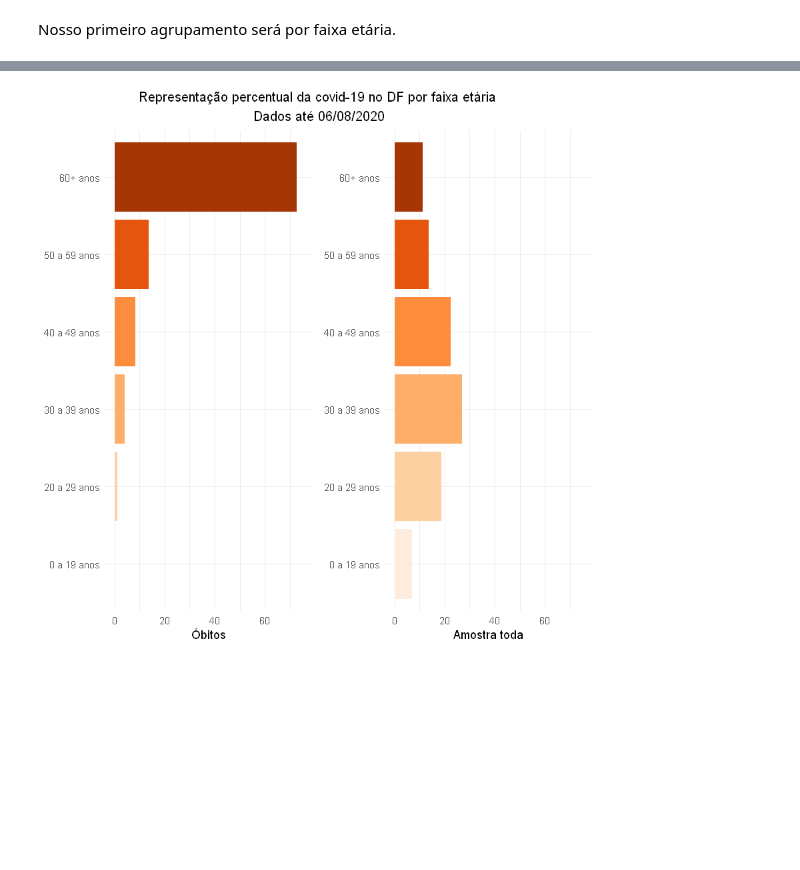
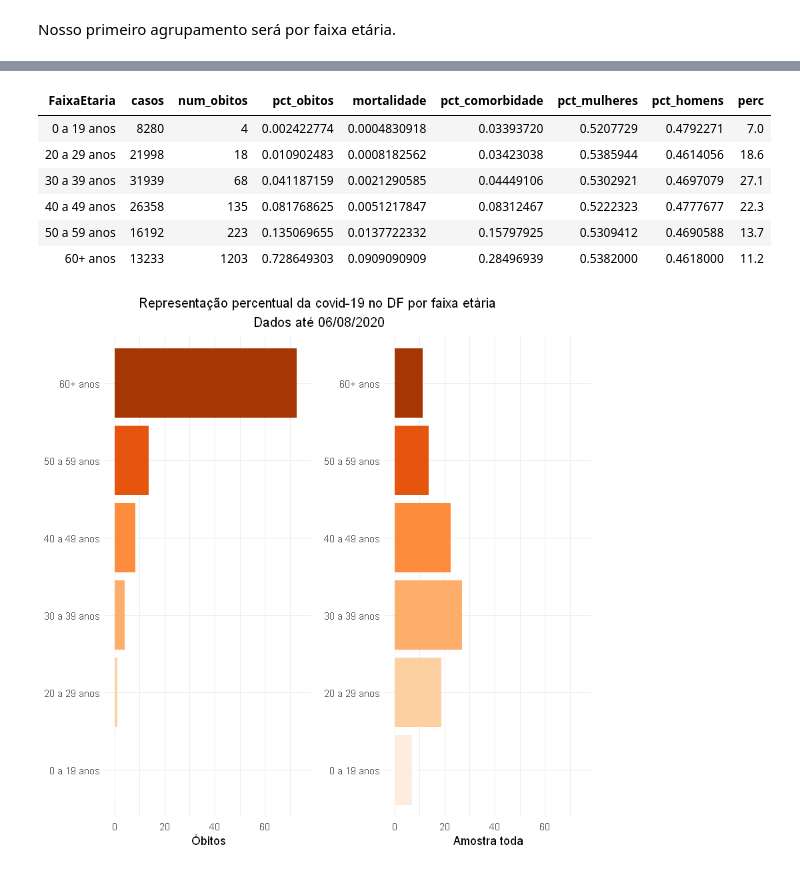
Before and after one commit to rstuckert3/covid_df, a Jupyter notebook: covid_notebook.ipynb, the cells around one changed output, grey strips where cells are left out. Cells and saved outputs as stored; diff of their text form; code cells hidden in the pictures; blank space fills up the shorter version.

```diff
--- a/covid_notebook.ipynb
+++ b/covid_notebook.ipynb
@@ -176,4 +176,27 @@ df_FaixaEtaria
 | Sim | 40 a 49 anos | 135 | 135 | 0.081768625 | 1 | 0.69629630 | 0.3259259 | 0.6740741 | ... |
 | Sim | 50 a 59 anos | 223 | 223 | 0.135069655 | 1 | 0.81165919 | 0.3228700 | 0.6771300 | ... |
 | Sim | 60+ anos | 1203 | 1203 | 0.728649303 | 1 | 0.87198670 | 0.4347465 | 0.5652535 | ... |
+# %%
+# Agrupa os dados por Faixa Etária e por Óbito ("Sim" ou "Não")
+df_FaixaEtaria <- df %>%
+  group_by(FaixaEtaria) %>%
+  summarise(casos = n(),
+            num_obitos = sum(Obito == "Sim"),
+            pct_obitos = num_obitos / sum(df$Obito == "Sim"),
+            mortalidade = num_obitos / casos,
+            pct_comorbidade = sum(Comorbidade == 1) / casos,
+            pct_mulheres = sum(Sexo == "Feminino")/casos,
+            pct_homens = 1 - pct_mulheres
+  ) %>%
+  mutate(perc = round(100 * (casos / sum(casos)), 1)) # Qual o % daquela faixa etária entre as categorias da variável Óbito
+
+head(df_FaixaEtaria)
+# %% [output]
+| FaixaEtaria | casos | num_obitos | pct_obitos | mortalidade | pct_comorbidade | pct_mulheres | pct_homens | perc |
+| 0 a 19 anos | 8280 | 4 | 0.002422774 | 0.0004830918 | 0.03393720 | 0.5207729 | 0.4792271 | 7.0 |
+| 20 a 29 anos | 21998 | 18 | 0.010902483 | 0.0008182562 | 0.03423038 | 0.5385944 | 0.4614056 | 18.6 |
+| 30 a 39 anos | 31939 | 68 | 0.041187159 | 0.0021290585 | 0.04449106 | 0.5302921 | 0.4697079 | 27.1 |
+| 40 a 49 anos | 26358 | 135 | 0.081768625 | 0.0051217847 | 0.08312467 | 0.5222323 | 0.4777677 | 22.3 |
+| 50 a 59 anos | 16192 | 223 | 0.135069655 | 0.0137722332 | 0.15797925 | 0.5309412 | 0.4690588 | 13.7 |
+| 60+ anos | 13233 | 1203 | 0.728649303 | 0.0909090909 | 0.28496939 | 0.5382000 | 0.4618000 | 11.2 |
 # %%
```
Also changed, not shown: parts of 5 cells of this notebook.
